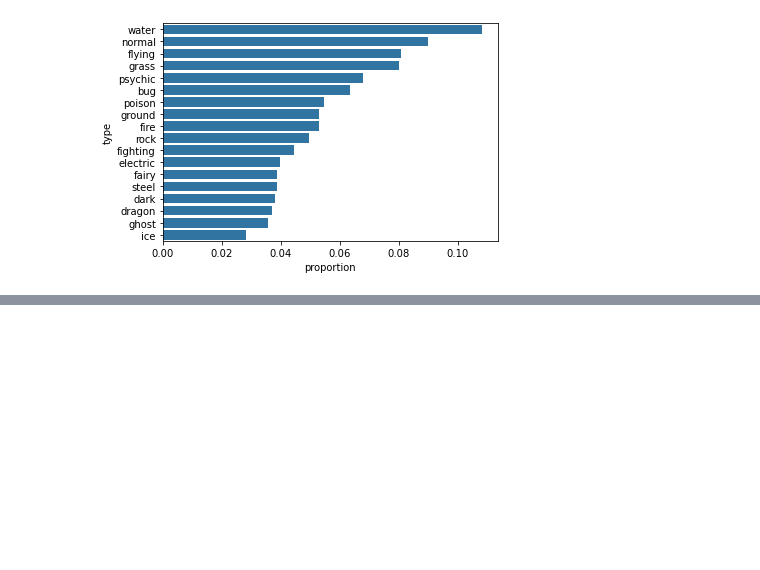
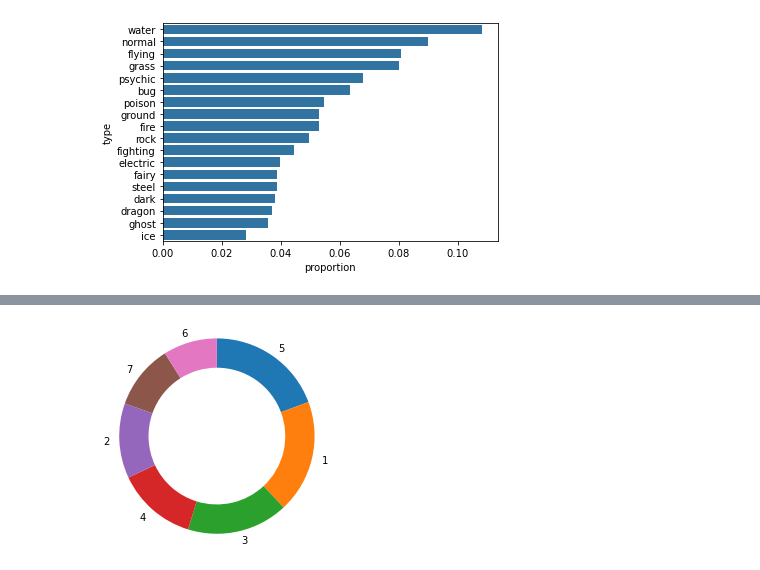
Before and after one commit to tharcyla/data-visualization, a Jupyter notebook: 03_Univariate-Exploration-of-Data.ipynb, the cells around one changed output, grey strips where cells are left out. Cells and saved outputs as stored; diff of their text form; code cells hidden in the pictures; blank space fills up the shorter version.

```diff
--- a/03_Univariate-Exploration-of-Data.ipynb
+++ b/03_Univariate-Exploration-of-Data.ipynb
@@ -496,0 +532,5 @@ plt.xlabel('proportion');
+# %%
+plt.pie(gen_count, labels=gen_count.index, startangle=90, counterclock=False, wedgeprops={'width': 0.3})
+plt.axis('square');
+# %% [output]
+[figure, added]
```
Also changed, not shown: parts of 36 cells of this notebook.
